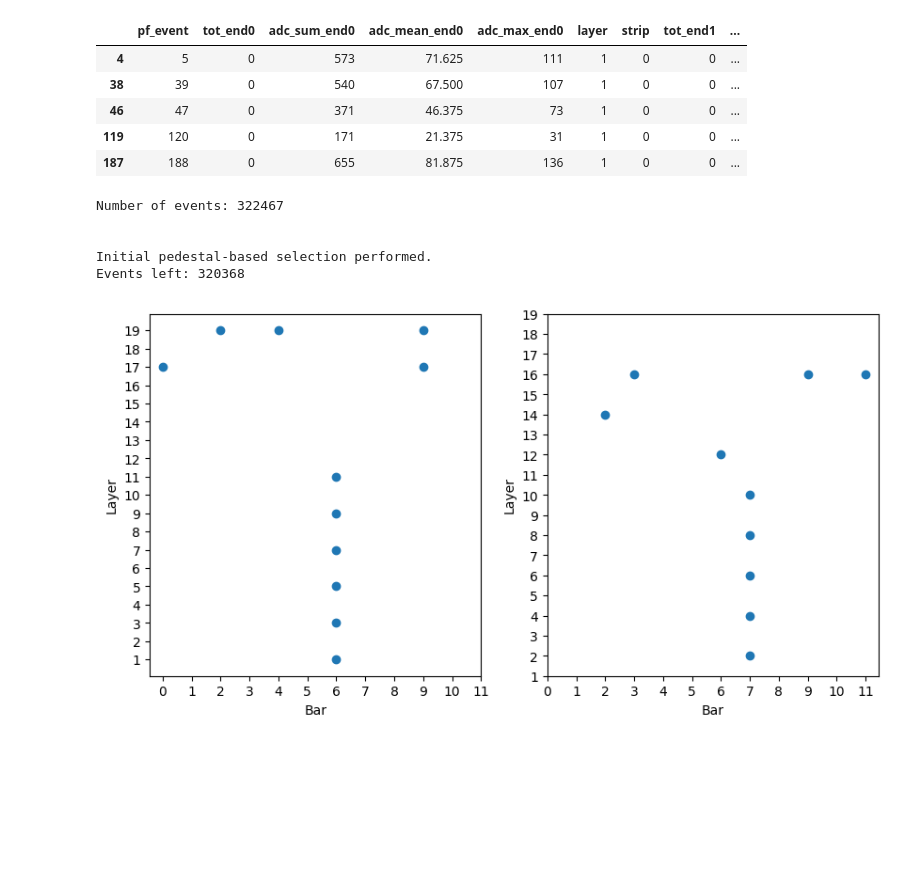
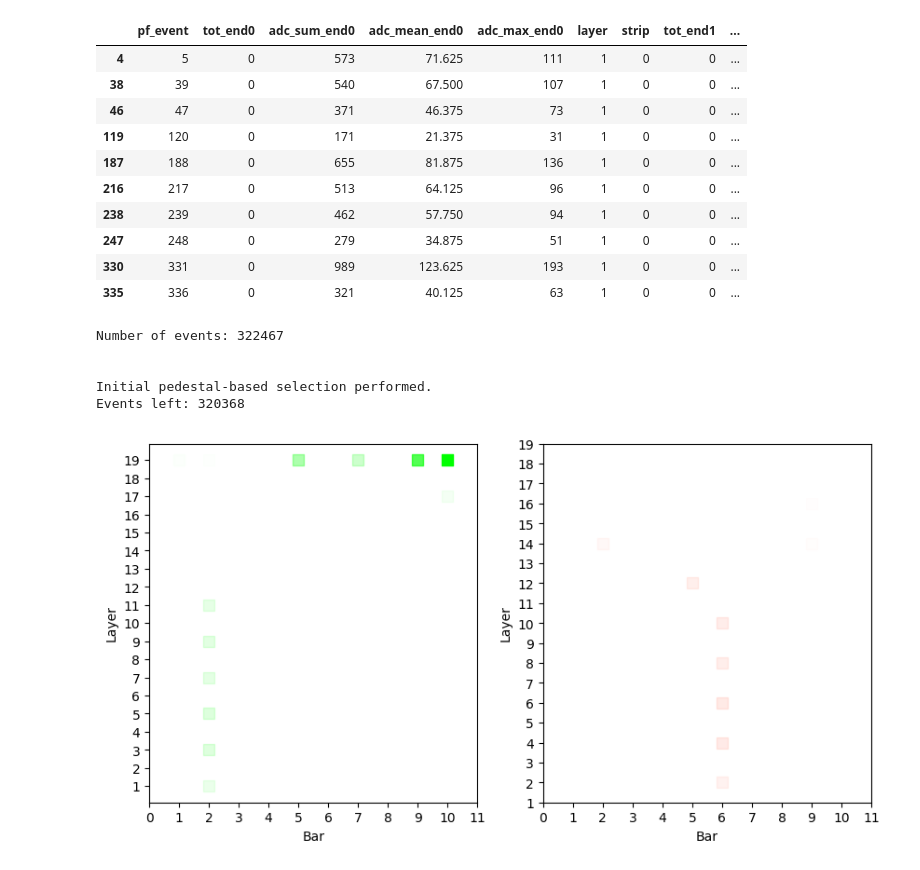
Before and after one commit to gajdangreta/hcalTestBeam, a Jupyter notebook: hcalEnv/notebooks/check_new_decode.ipynb, the cells around one changed output. Cells and saved outputs as stored; diff of their text form; code cells hidden in the pictures; blank space fills up the shorter version.

Commit message:
better graphics for event display

```diff
--- a/hcalEnv/notebooks/check_new_decode.ipynb
+++ b/hcalEnv/notebooks/check_new_decode.ipynb
@@ -28,7 +28,7 @@ p_folder="../../plots/run_"+str(r_n)+"/"
 # %%
 p,m,r=import_data(c_folder,d_folder, r_n, is_it_pulsed=pulsed)
 # %%
-r.head()
+r.head(10)
 # %% [output]
 |  | pf_event | tot_end0 | adc_sum_end0 | adc_mean_end0 | adc_max_end0 | layer | strip | tot_end1 | ... |
 | 4 | 5 | 0 | 573 | 71.625 | 111 | 1 | 0 | 0 | ... |
@@ -36,6 +36,11 @@ r.head()
 | 46 | 47 | 0 | 371 | 46.375 | 73 | 1 | 0 | 0 | ... |
 | 119 | 120 | 0 | 171 | 21.375 | 31 | 1 | 0 | 0 | ... |
 | 187 | 188 | 0 | 655 | 81.875 | 136 | 1 | 0 | 0 | ... |
+| 216 | 217 | 0 | 513 | 64.125 | 96 | 1 | 0 | 0 | ... |
+| 238 | 239 | 0 | 462 | 57.750 | 94 | 1 | 0 | 0 | ... |
+| 247 | 248 | 0 | 279 | 34.875 | 51 | 1 | 0 | 0 | ... |
+| 330 | 331 | 0 | 989 | 123.625 | 193 | 1 | 0 | 0 | ... |
+| 335 | 336 | 0 | 321 | 40.125 | 63 | 1 | 0 | 0 | ... |
 # %%
 r=select_bars_with_data(r,p, subtract_pedestal=True, is_it_pulsed=pulsed) #this needs to be run as it's own cell
 # %% [output]
@@ -45,26 +50,28 @@ Number of events: 322467
 Initial pedestal-based selection performed.
 Events left: 320368
 # %%
-single_event=r[r["pf_event"]==8]
+single_event=r[r["pf_event"]==217]
 single_event.loc[single_event['layer']<10, 'strip'] = single_event['strip'] + 2
 
 single_even=single_event[single_event["layer"]%2==0]
 single_odd=single_event[single_event["layer"]%2==1]
+
+norm=np.max(single_event["adc_sum_end0"])
 # %%
 plt.rcParams["figure.figsize"]=(10,5)
 plt.subplot(1,2,1)
-plt.scatter(single_odd["strip"], single_odd["layer"])
+plt.scatter(single_odd["strip"], single_odd["layer"], alpha=single_odd["adc_sum_end0"]/norm, color="lime", marker="s", s=75)
 plt.yticks(np.arange(1,20))
 plt.xticks(np.arange(0,12))
 plt.xlabel("Bar")
 plt.ylabel("Layer")
 
 plt.subplot(1,2,2)
-plt.scatter(single_even["strip"], single_even["layer"])
+plt.scatter(single_even["strip"], single_even["layer"], alpha=single_odd["adc_sum_end0"]/norm, color="tomato", marker="s", s=75)
 plt.yticks(np.arange(1,20))
 plt.xticks(np.arange(0,12))
 plt.xlabel("Bar")
 plt.ylabel("Layer")
 plt.show()
 # %% [output]
-[figure, old version]
+[figure, new version]
```
